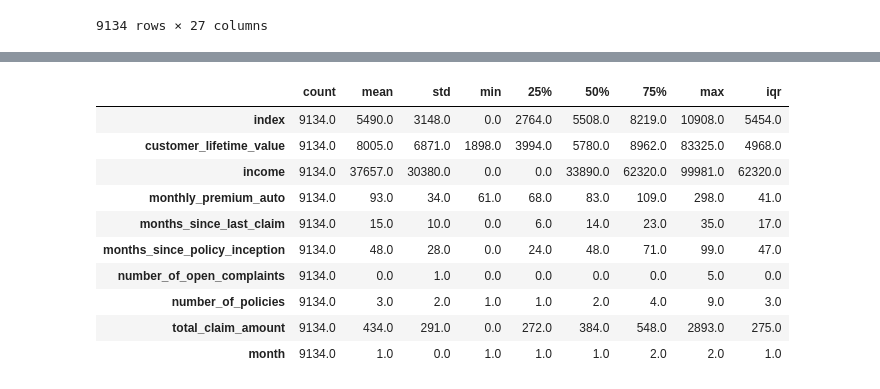
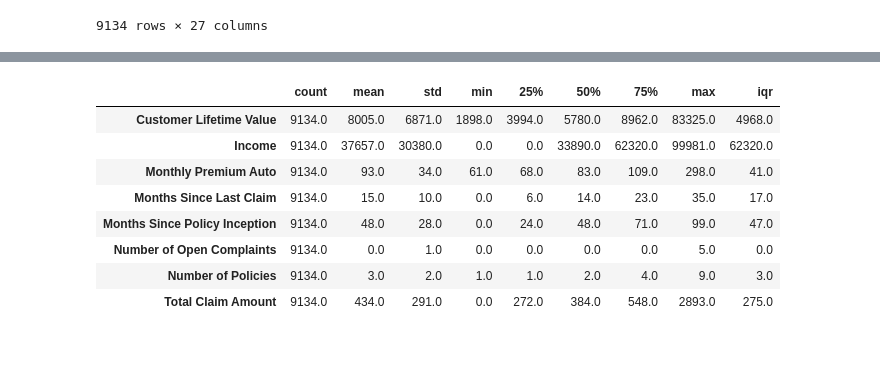
Before and after one commit to vanchido/lab-customer-analysis-round-2, a Jupyter notebook: lab-customer-analysis-round-2.ipynb, the cells around one changed output, grey strips where cells are left out. Cells and saved outputs as stored; diff of their text form; code cells hidden in the pictures; blank space fills up the shorter version.

```diff
--- a/lab-customer-analysis-round-2.ipynb
+++ b/lab-customer-analysis-round-2.ipynb
@@ -282,3 +282,6 @@ import scipy.stats as stats
 pd.set_option('display.max_columns', None)
 import warnings
 warnings.filterwarnings('ignore')
+# %%
+df2 = pd.read_csv(r'C:\Users\Van Chi\lab-customer-analysis-round-3\files_for_lab\csv_files\marketing_customer_analysis.csv')
+df2
@@ -305,5 +342,5 @@ memory usage: 2.2+ MB
 # %%
-summary = df1.describe().T
+summary = df2.describe().T
 display(summary)
 
 summary['iqr'] = summary['75%']-summary['25%']
@@ -324,11 +359,9 @@ summary
 |  | count | mean | std | min | 25% | 50% | 75% | max | iqr |
-| index | 9134.0 | 5490.0 | 3148.0 | 0.0 | 2764.0 | 5508.0 | 8219.0 | 10908.0 | 5454.0 |
-| customer_lifetime_value | 9134.0 | 8005.0 | 6871.0 | 1898.0 | 3994.0 | 5780.0 | 8962.0 | 83325.0 | 4968.0 |
-| income | 9134.0 | 37657.0 | 30380.0 | 0.0 | 0.0 | 33890.0 | 62320.0 | 99981.0 | 62320.0 |
-| monthly_premium_auto | 9134.0 | 93.0 | 34.0 | 61.0 | 68.0 | 83.0 | 109.0 | 298.0 | 41.0 |
-| months_since_last_claim | 9134.0 | 15.0 | 10.0 | 0.0 | 6.0 | 14.0 | 23.0 | 35.0 | 17.0 |
-| months_since_policy_inception | 9134.0 | 48.0 | 28.0 | 0.0 | 24.0 | 48.0 | 71.0 | 99.0 | 47.0 |
-| number_of_open_complaints | 9134.0 | 0.0 | 1.0 | 0.0 | 0.0 | 0.0 | 0.0 | 5.0 | 0.0 |
-| number_of_policies | 9134.0 | 3.0 | 2.0 | 1.0 | 1.0 | 2.0 | 4.0 | 9.0 | 3.0 |
-| total_claim_amount | 9134.0 | 434.0 | 291.0 | 0.0 | 272.0 | 384.0 | 548.0 | 2893.0 | 275.0 |
-| month | 9134.0 | 1.0 | 0.0 | 1.0 | 1.0 | 1.0 | 2.0 | 2.0 | 1.0 |
+| Customer Lifetime Value | 9134.0 | 8005.0 | 6871.0 | 1898.0 | 3994.0 | 5780.0 | 8962.0 | 83325.0 | 4968.0 |
+| Income | 9134.0 | 37657.0 | 30380.0 | 0.0 | 0.0 | 33890.0 | 62320.0 | 99981.0 | 62320.0 |
+| Monthly Premium Auto | 9134.0 | 93.0 | 34.0 | 61.0 | 68.0 | 83.0 | 109.0 | 298.0 | 41.0 |
+| Months Since Last Claim | 9134.0 | 15.0 | 10.0 | 0.0 | 6.0 | 14.0 | 23.0 | 35.0 | 17.0 |
+| Months Since Policy Inception | 9134.0 | 48.0 | 28.0 | 0.0 | 24.0 | 48.0 | 71.0 | 99.0 | 47.0 |
+| Number of Open Complaints | 9134.0 | 0.0 | 1.0 | 0.0 | 0.0 | 0.0 | 0.0 | 5.0 | 0.0 |
+| Number of Policies | 9134.0 | 3.0 | 2.0 | 1.0 | 1.0 | 2.0 | 4.0 | 9.0 | 3.0 |
+| Total Claim Amount | 9134.0 | 434.0 | 291.0 | 0.0 | 272.0 | 384.0 | 548.0 | 2893.0 | 275.0 |
```
Also changed, not shown: parts of 8 cells of this notebook.
